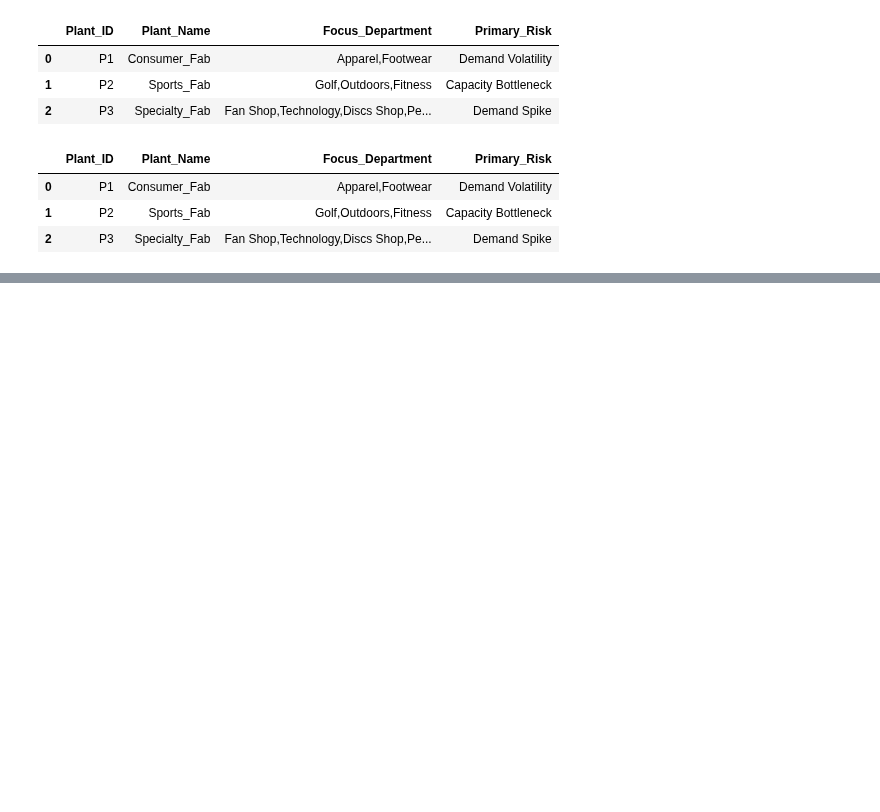
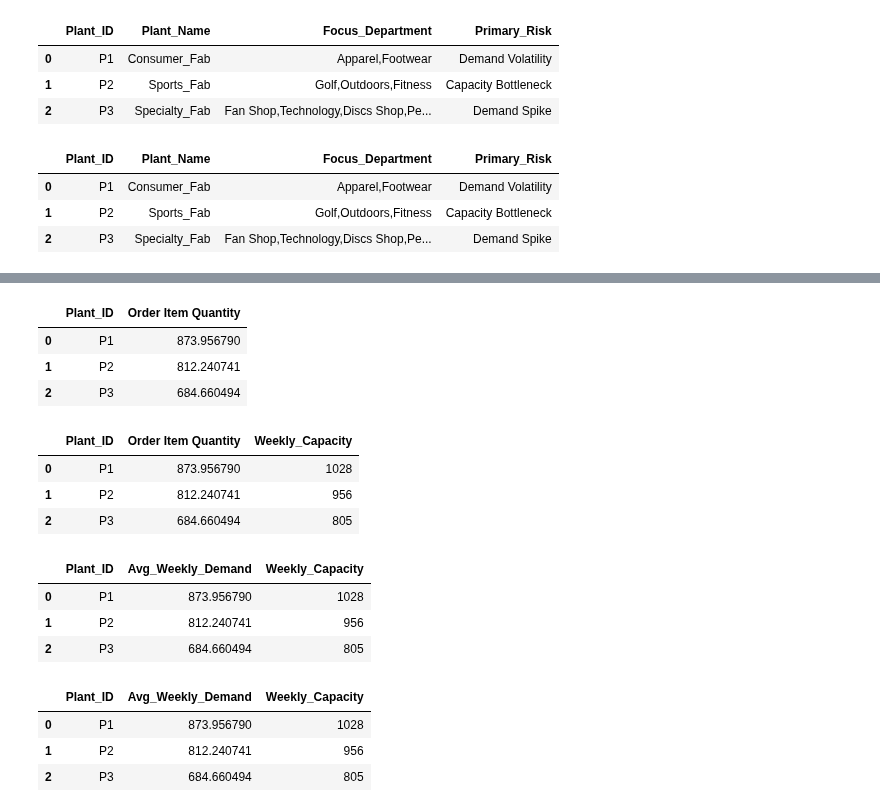
Before and after one commit to rsm-chl307/SupplyChain_Control_Tower_DataCo, a Jupyter notebook: notebooks/01_data_assessment.ipynb, the cells around one changed output, grey strips where cells are left out. Drawn from its saved outputs; the diff is of its cells as text; code cells hidden in the pictures; blank space fills up the shorter version.

```diff
--- a/notebooks/01_data_assessment.ipynb
+++ b/notebooks/01_data_assessment.ipynb
@@ -240,0 +367,41 @@ Name: Order Item Quantity, dtype: int64
+# %%
+capacity_table = (
+    weekly_plant_demand
+    .groupby("Plant_ID")["Order Item Quantity"]
+    .mean()
+    .reset_index()
+)
+
+capacity_table
+# %% [output]
+|  | Plant_ID | Order Item Quantity |
+| 0 | P1 | 873.956790 |
+| 1 | P2 | 812.240741 |
+| 2 | P3 | 684.660494 |
+# %%
+TARGET_UTILIZATION = 0.85
+
+capacity_table["Weekly_Capacity"] = (
+    capacity_table["Order Item Quantity"]
+    / TARGET_UTILIZATION
+).round().astype(int)
+
+capacity_table
+# %% [output]
+|  | Plant_ID | Order Item Quantity | Weekly_Capacity |
+| 0 | P1 | 873.956790 | 1028 |
+| 1 | P2 | 812.240741 | 956 |
+| 2 | P3 | 684.660494 | 805 |
+# %%
+capacity_table = capacity_table.rename(
+    columns={
+        "Order Item Quantity": "Avg_Weekly_Demand"
+    }
+)
+
+capacity_table
+# %% [output]
+|  | Plant_ID | Avg_Weekly_Demand | Weekly_Capacity |
+| 0 | P1 | 873.956790 | 1028 |
+| 1 | P2 | 812.240741 | 956 |
+| 2 | P3 | 684.660494 | 805 |
@@ -240,0 +413,9 @@ Name: Order Item Quantity, dtype: int64
+# %%
+pd.read_csv(
+    "../data/master/capacity_table.csv"
+)
+# %% [output]
+|  | Plant_ID | Avg_Weekly_Demand | Weekly_Capacity |
+| 0 | P1 | 873.956790 | 1028 |
+| 1 | P2 | 812.240741 | 956 |
+| 2 | P3 | 684.660494 | 805 |
```
Also changed, not shown: parts of 14 cells of this notebook, 2 other files.
